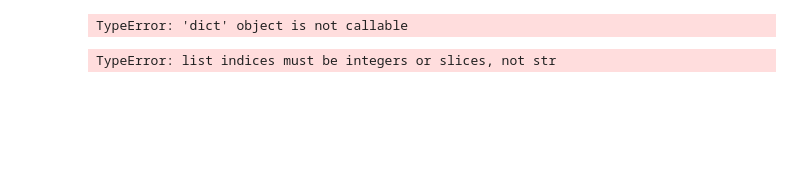
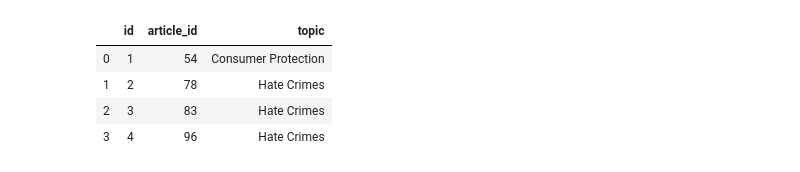
Before and after one commit to jacob-r-hassinger/DOJ_Press_Release_ETL, a Jupyter notebook: DOJ_press.ipynb, the cells around one changed output. Drawn from its saved outputs; the diff is of its cells as text; code cells hidden in the pictures; blank space fills up the shorter version.

Commit message:
extended press releases to full timeline and parsed data, created dataframes

```diff
--- a/DOJ_press.ipynb
+++ b/DOJ_press.ipynb
@@ -81,8 +60,38 @@ print(json.dumps(articles, indent=4, sort_keys=True))
-# %%
-print(articles(["metadata"]))
-# %% [output]
-TypeError: 'dict' object is not callable
-# %%
-print(json.loads(articles, ['body']['name']))
-# %% [output]
-TypeError: list indices must be integers or slices, not str
+# %%
+articles_list = []
+topics_list = []
+n=0
+t=0
+x=0
+for article in articles["results"]:
+    articles_list.append(
+        {
+            "id": n+1,
+            "title":articles["results"][n]['title'],
+            "body":articles["results"][n]["body"],
+            "date":articles["results"][n]["date"],
+            "url":articles["results"][n]["url"]
+        }
+    )
+    for topic in articles["results"][n]['topic']:
+        topics_list.append(
+        {
+            "id":t+1,
+            "article_id":n+1,
+            "topic": articles["results"][n]["topic"][x]["name"]
+        }
+        )
+        t+=1
+    n+=1
+    x=0
+# %%
+doj_articles_df = pd.DataFrame(articles_list)
+doj_topics_df = pd.DataFrame(topics_list)
+# %%
+doj_topics_df.head()
+# %% [output]
+|  | id | article_id | topic |
+| 0 | 1 | 54 | Consumer Protection |
+| 1 | 2 | 78 | Hate Crimes |
+| 2 | 3 | 83 | Hate Crimes |
+| 3 | 4 | 96 | Hate Crimes |
```
Also changed, not shown: parts of 3 cells of this notebook.
